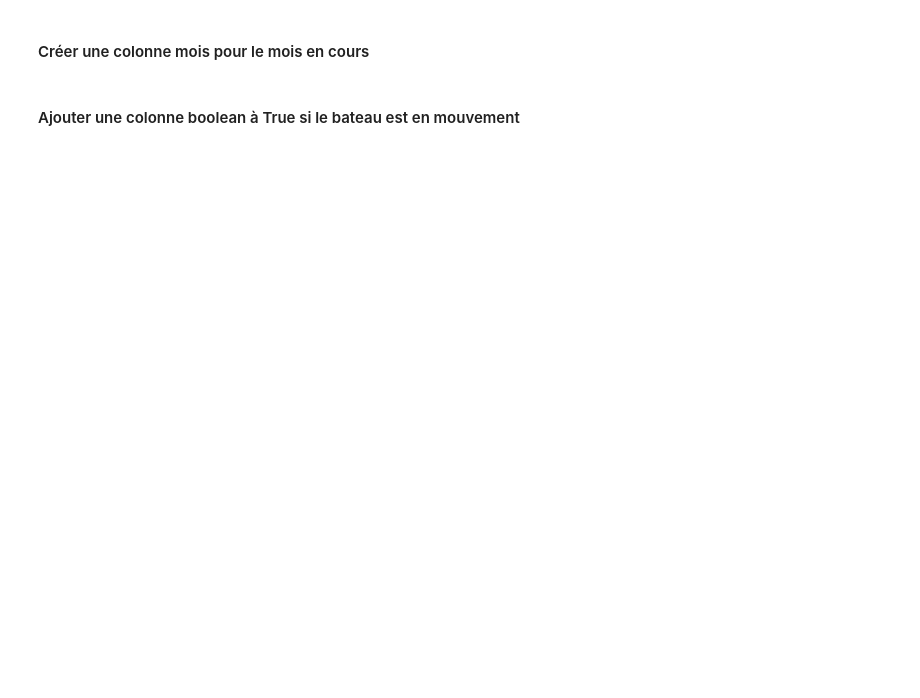
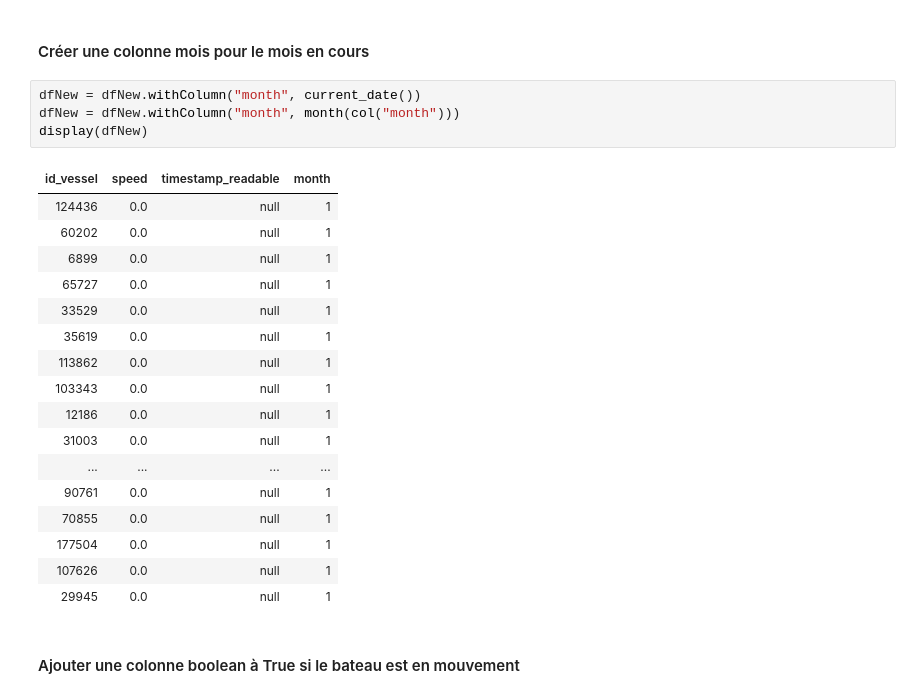
Before and after one commit to dilys27/iesa-poo, a Jupyter notebook: tpNoté/Dataframe.ipynb, the cells around one changed output. Saved outputs shown, nothing was run; the diff lists cells and outputs as text; blank space fills up the shorter version.

```diff
--- a/tpNoté/Dataframe.ipynb
+++ b/tpNoté/Dataframe.ipynb
@@ -188,4 +217,26 @@ display(spark.sql("SELECT * FROM bateaux WHERE id_vessel = 60202"))
 # %% [markdown]
 #### Créer une colonne mois pour le mois en cours
+# %%
+dfNew = dfNew.withColumn("month", current_date())
+dfNew = dfNew.withColumn("month", month(col("month")))
+display(dfNew)
+# %% [output]
+| id_vessel | speed | timestamp_readable | month |
+| 124436 | 0.0 | null | 1 |
+| 60202 | 0.0 | null | 1 |
+| 6899 | 0.0 | null | 1 |
+| 65727 | 0.0 | null | 1 |
+| 33529 | 0.0 | null | 1 |
+| 35619 | 0.0 | null | 1 |
+| 113862 | 0.0 | null | 1 |
+| 103343 | 0.0 | null | 1 |
+| 12186 | 0.0 | null | 1 |
+| 31003 | 0.0 | null | 1 |
+| ... | ... | ... | ... |
+| 90761 | 0.0 | null | 1 |
+| 70855 | 0.0 | null | 1 |
+| 177504 | 0.0 | null | 1 |
+| 107626 | 0.0 | null | 1 |
+| 29945 | 0.0 | null | 1 |
 # %% [markdown]
 #### Ajouter une colonne boolean à True si le bateau est en mouvement
```
Also changed, not shown: parts of 16 cells of this notebook, 1 other file.
